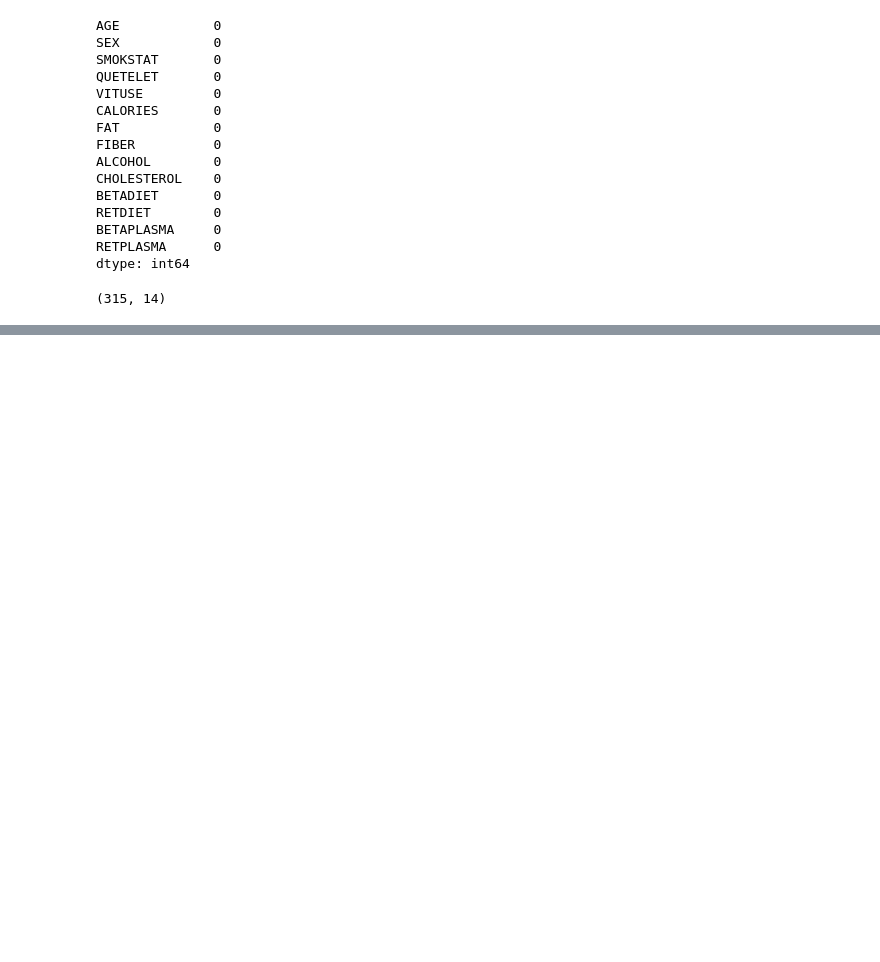
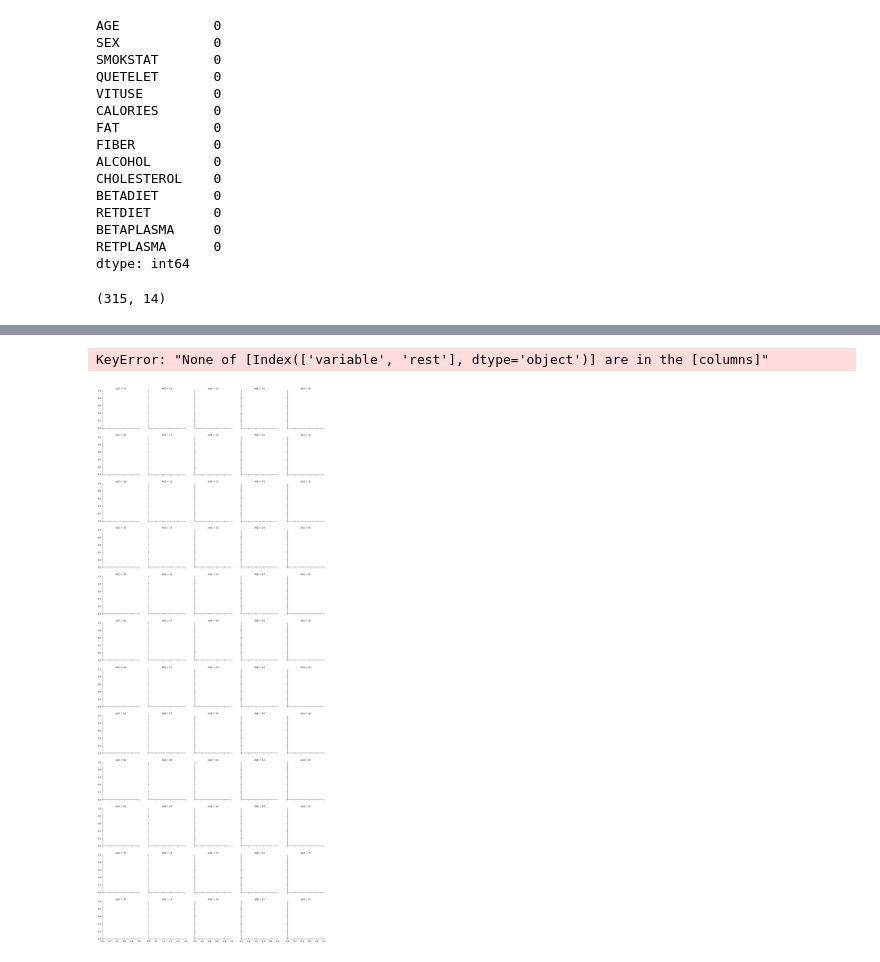
Before and after one commit to RomanD83/pbc, a Jupyter notebook: Determinants.ipynb, the cells around one changed output, grey strips where cells are left out. Cells and saved outputs as stored; diff of their text form; code cells hidden in the pictures; blank space fills up the shorter version.

```diff
--- a/Determinants.ipynb
+++ b/Determinants.ipynb
@@ -101,0 +127,6 @@ df.shape
+# %%
+g = sns.FacetGrid(data=df, col='AGE', col_wrap=5, hue='SEX')
+g.map(sns.barplot, "SMOKSTAT", "SMOKSTAT");
+# %% [output]
+KeyError: "None of [Index(['variable', 'rest'], dtype='object')] are in the [columns]"
+[figure, added]
```
Also changed, not shown: parts of 10 cells of this notebook.
